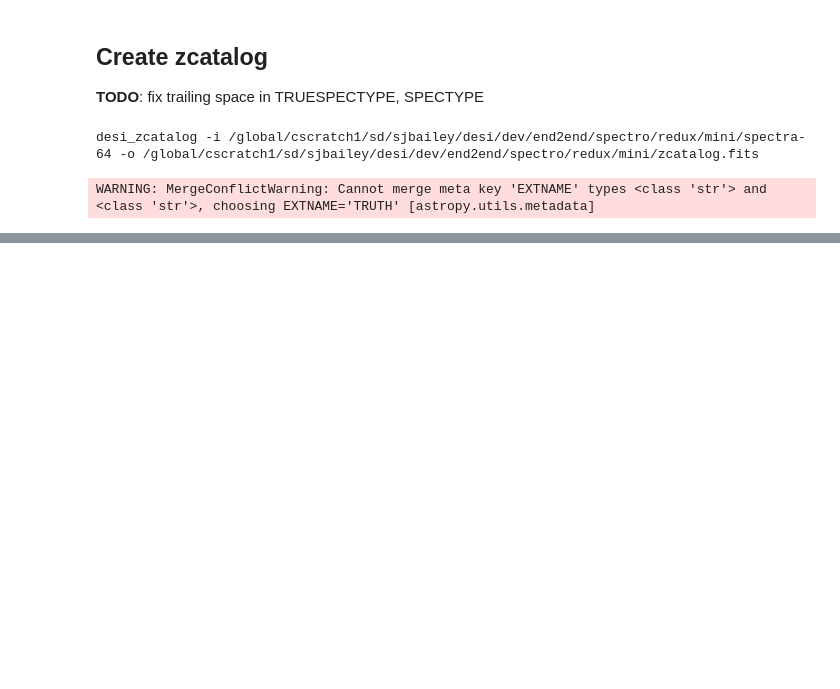
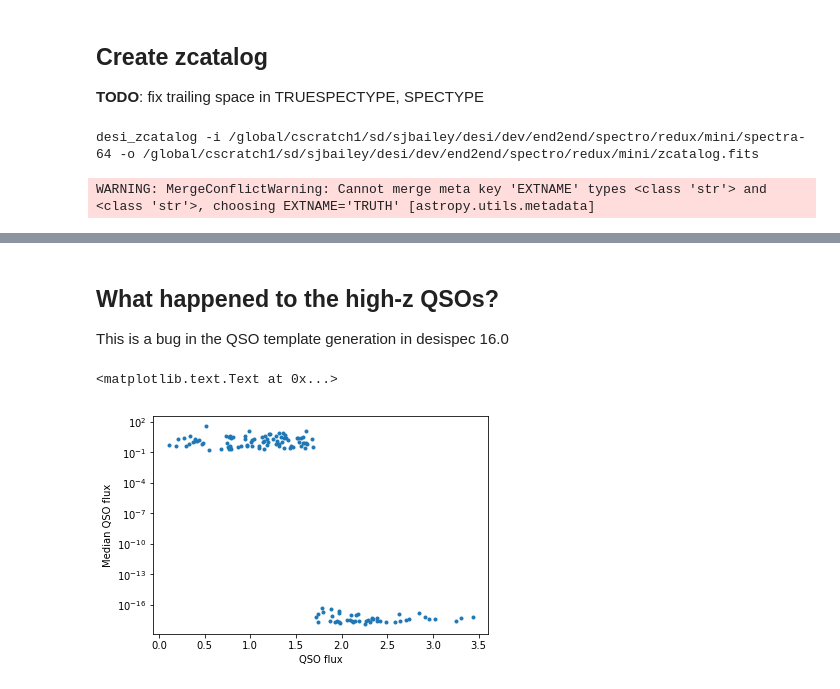
Before and after one commit to desihub/two_percent_DESI, a Jupyter notebook: mini/minitest.ipynb, the cells around one changed output, grey strips where cells are left out. Saved outputs shown, nothing was run; the diff lists cells and outputs as text; code cells hidden in the pictures; blank space fills up the shorter version.

```diff
--- a/mini/minitest.ipynb
+++ b/mini/minitest.ipynb
@@ -754,0 +830,19 @@ g = 22.5 - 2.5*np.log10(ztruth['DECAM_FLUX'][:,1])
+# %% [markdown]
+## What happened to the high-z QSOs?
+
+This is a bug in the QSO template generation in desispec 16.0
+# %%
+targetfile = targetdir+'/53/5300/truth-64-5300.fits'
+xflux = fits.getdata(targetfile, 'FLUX')
+xtrue = Table.read(targetfile, 'TRUTH')
+isqso = xtrue['TRUESPECTYPE'] == 'QSO'
+xflux = xflux[isqso]
+xtrue = xtrue[isqso]
+tmpflux = np.median(xflux, axis=1)
+
+plot(xtrue['TRUEZ'], tmpflux, '.')
+semilogy()
+xlabel('QSO flux'); ylabel('Median QSO flux')
+# %% [output]
+<matplotlib.text.Text at 0x...>
+[figure, added]
```
Also changed, not shown: parts of 59 cells of this notebook, 1 other file.
